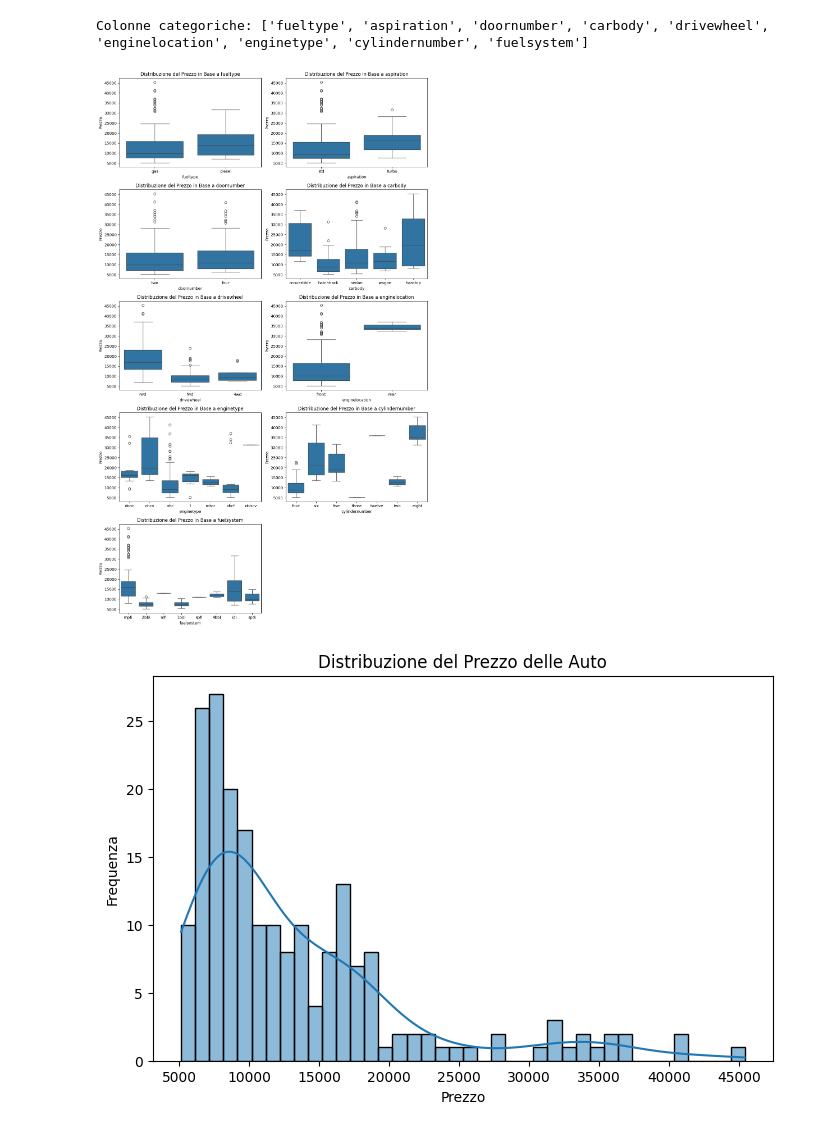
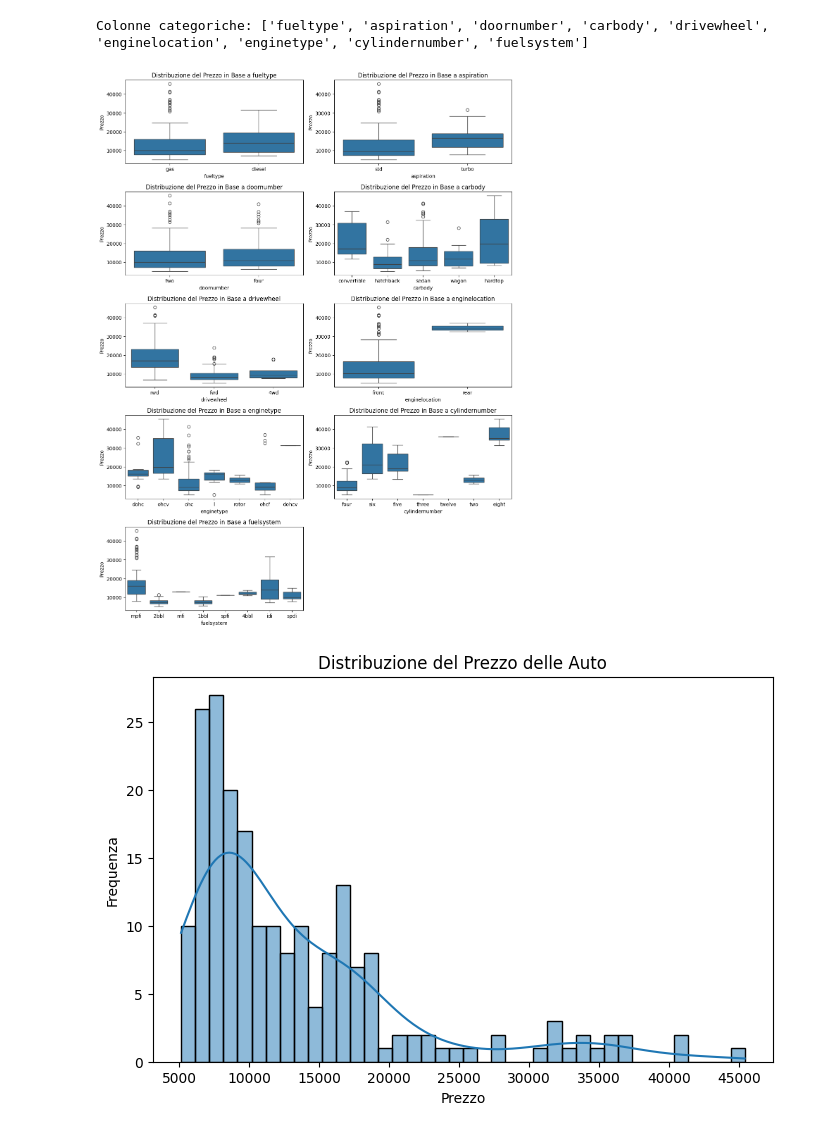
Before and after one commit to nh-spipitone/DataAnalyst-course, a Jupyter notebook: Studenti/GiovanniBartolini/Giorno13/regressione_multipla_macchine.ipynb, the cells around one changed output. Saved outputs shown, nothing was run; the diff lists cells and outputs as text; code cells hidden in the pictures.

```diff
--- a/Studenti/GiovanniBartolini/Giorno13/regressione_multipla_macchine.ipynb
+++ b/Studenti/GiovanniBartolini/Giorno13/regressione_multipla_macchine.ipynb
@@ -74,17 +74,17 @@ Colonne categoriche: ['fueltype', 'aspiration', 'doornumber', 'carbody', 'drivew
 # %%
 # crea una serie di boxplot per visualizzare la distribuzione del prezzo in base alle colonne categoriche
 # e visualizzali in un unica figura
-plt.figure(figsize=(12, 20))
+plt.figure(figsize=(12, 16))
 for i, col in enumerate(categorical_features):
     plt.subplot(5, 2, i + 1)  # Modifica il layout in base al numero di colonne categoriche
     sns.boxplot(x=col, y='price', data=df)
     plt.title(f'Distribuzione del Prezzo in Base a {col}')
     plt.xlabel(col)
     plt.ylabel('Prezzo')
 plt.tight_layout()
 plt.show()
 # %% [output]
-[figure, old version]
+[figure, new version]
 # %%
 # istogramma distribuzione del prezzo
 plt.figure(figsize=(8, 5))
```
Also changed, not shown: parts of 3 cells of this notebook.
